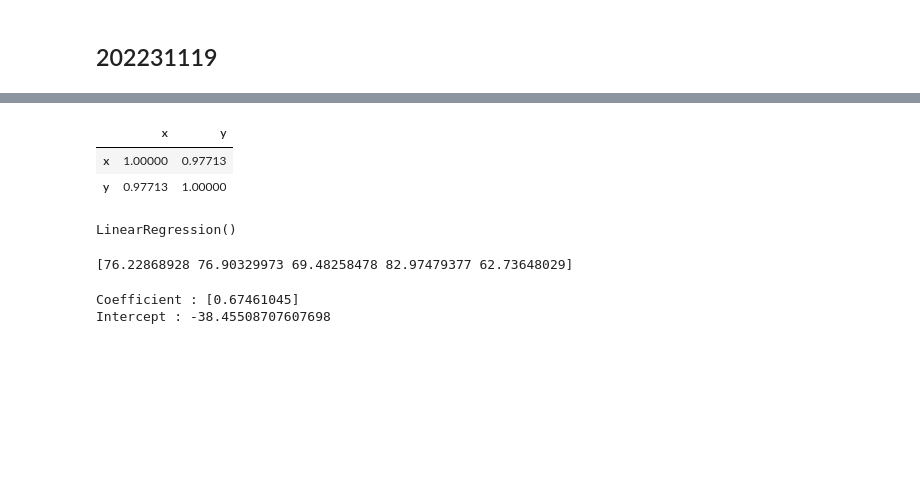
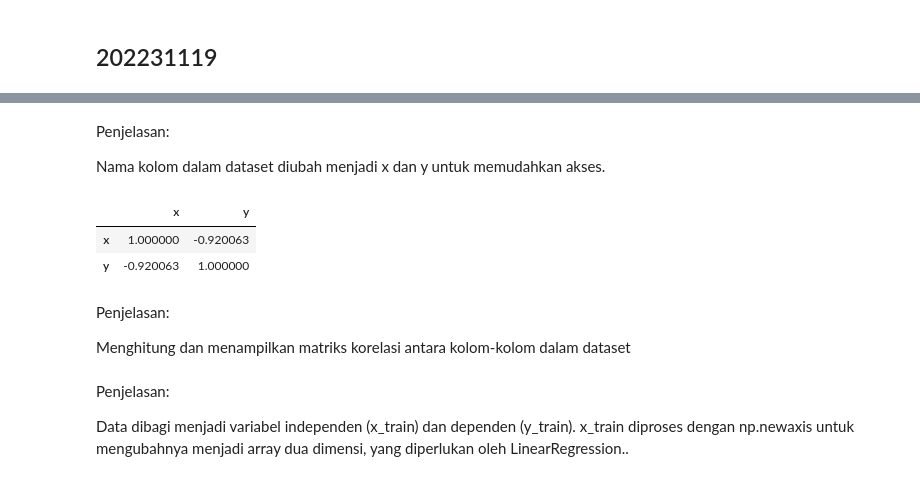
Before and after one commit to ilhmtnzl/Ilham-Tanzilal-Aziizir_202231119_Pembelajaran-Mesin-D-, a Jupyter notebook: REGRESI.ipynb, the cells around one changed output, grey strips where cells are left out. Saved outputs shown, nothing was run; the diff lists cells and outputs as text; code cells hidden in the pictures; blank space fills up the shorter version.

```diff
--- a/REGRESI.ipynb
+++ b/REGRESI.ipynb
@@ -26,0 +22,3 @@ df
+# %%
+dataset = pd.read_csv('R04_corruptions.csv')
+dataset
@@ -27,4 +47,4 @@ df
 # %%
-df.columns = ['x', 'y']
-print(df)
+dataset.columns = ['x', 'y']
+dataset
 # %% [output]
@@ -42,26 +68,21 @@ print(df)
+# %% [markdown]
+Penjelasan:
+
+Nama kolom dalam dataset diubah menjadi x dan y untuk memudahkan akses.
 # %%
-df.corr()
+dataset.corr()
 # %% [output]
 |  | x | y |
-| x | 1.00000 | 0.97713 |
-| y | 0.97713 | 1.00000 |
+| x | 1.000000 | -0.920063 |
+| y | -0.920063 | 1.000000 |
+# %% [markdown]
+Penjelasan:
+
+Menghitung dan menampilkan matriks korelasi antara kolom-kolom dalam dataset
 # %%
-x_train = df['x'].values[:,np.newaxis]
-y_train = df['y'].values
-
-lm = LinearRegression()
-lm.fit(x_train, y_train)
+x_train = dataset['x'].values[:, np.newaxis]
+y_train = dataset['y'].values
-# %% [output]
-LinearRegression()
-# %%
-x_test = [[170], [171], [160], [180], [150]]
-p = lm.predict(x_test)
-print(p)
-# %% [output]
-[76.22868928 76.90329973 69.48258478 82.97479377 62.73648029]
-# %%
-print('Coefficient : ' + str(lm.coef_))
-print('Intercept : ' + str(lm.intercept_))
-# %% [output]
-Coefficient : [0.67461045]
-Intercept : -38.45508707607698
+# %% [markdown]
+Penjelasan:
+
+Data dibagi menjadi variabel independen (x_train) dan dependen (y_train). x_train diproses dengan np.newaxis untuk mengubahnya menjadi array dua dimensi, yang diperlukan oleh LinearRegression..
```
Also changed, not shown: parts of 19 cells of this notebook, 1 other file.
